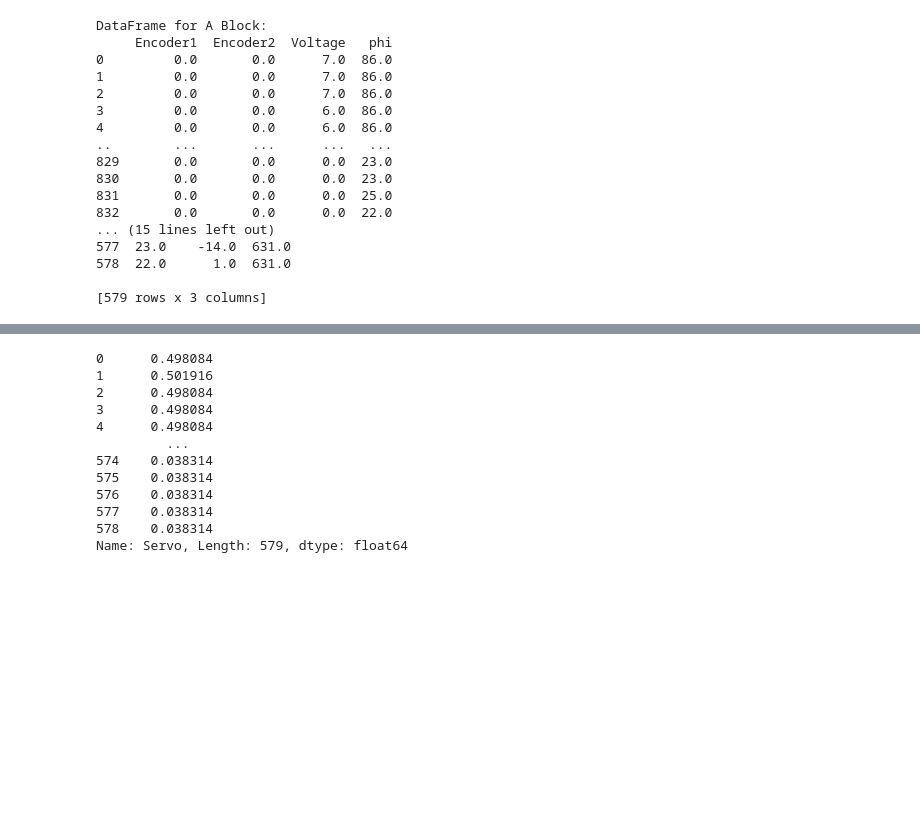
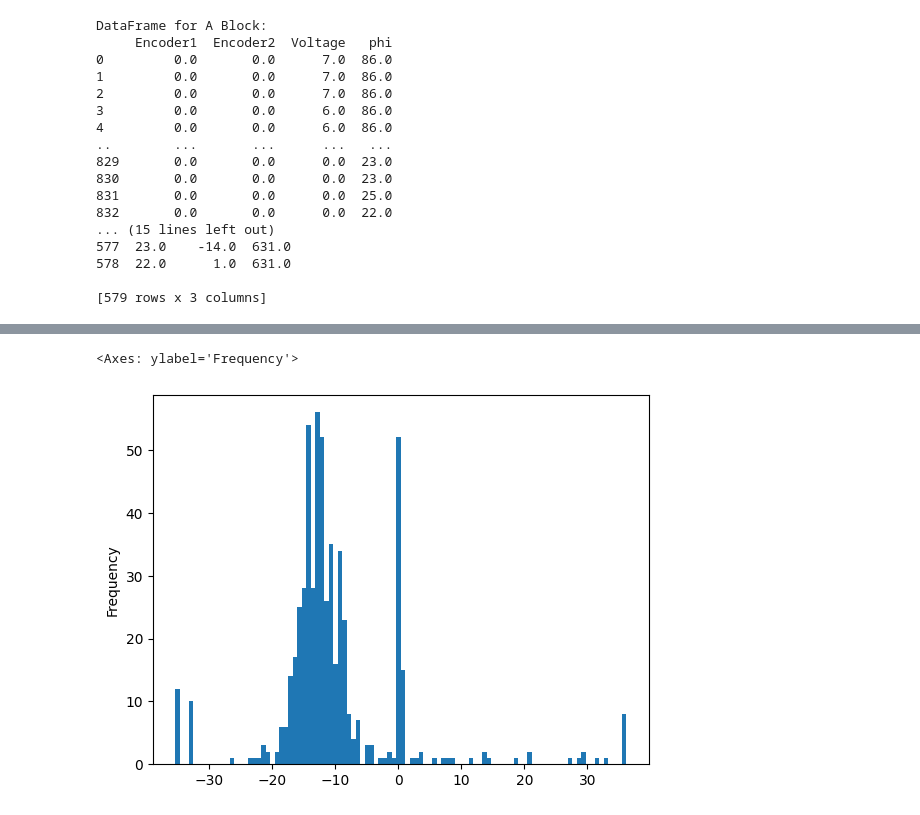
Before and after one commit to HadiElnemr/MiniBike-Control, a Jupyter notebook: MiniBike/Bike_codes_and_docs/collected_data/process raw data.ipynb, the cells around one changed output, grey strips where cells are left out. Saved outputs shown, nothing was run; the diff lists cells and outputs as text; code cells hidden in the pictures; blank space fills up the shorter version.

```diff
--- a/MiniBike/Bike_codes_and_docs/collected_data/process raw data.ipynb
+++ b/MiniBike/Bike_codes_and_docs/collected_data/process raw data.ipynb
@@ -97,6 +99,17 @@ print(df_b)
 # Save as CSV for further analysis if needed
 df_a.to_csv("parsed_A_data.csv", index=False)
 df_b.to_csv("parsed_B_data.csv", index=False)
+
+
+## Don't normalise, but fix to radians
+MID = 750
+delta = (df_b['Servo'] - MID) / 3.65
+df_b['delta'] = delta
+
+
+# df_b['delta'] = df_b['delta'] / 180 * np.pi
+# df_b['phi_rad'] = df_b['phi'] / 180 * np.pi
+# df_b['phi_dot'] = df_b['phi_dot'] / 180 * np.pi
 # %% [output]
 DataFrame for A Block:
      Encoder1  Encoder2  Voltage   phi
@@ -207,21 +131,8 @@ df_b[df_b['Servo'] >=740]
 # %%
-normalised_servo = df_b['Servo']-df_b['Servo'].mean()
-normalised_servo /= df_b['Servo'].std()
-# df_b['Servo'] = normalised_servo
-minmax_normalised_servo = (df_b['Servo']-df_b['Servo'].min())/(df_b['Servo'].max()-df_b['Servo'].min())
-df_b['Servo'] = minmax_normalised_servo
-minmax_normalised
+delta.plot.hist(bins=100) #   -35 < delta < 36
+# (df_b['delta']).plot.hist(bins=100)
+# df_b['phi_dot'].plot.hist(bins=50)
 # %% [output]
-0      0.498084
-1      0.501916
-2      0.498084
-3      0.498084
-4      0.498084
-         ...
-574    0.038314
-575    0.038314
-576    0.038314
-577    0.038314
-578    0.038314
-Name: Servo, Length: 579, dtype: float64
+<Axes: ylabel='Frequency'>
+[figure, added]
 # %%
```
Also changed, not shown: parts of 15 cells of this notebook, 1 other file.
